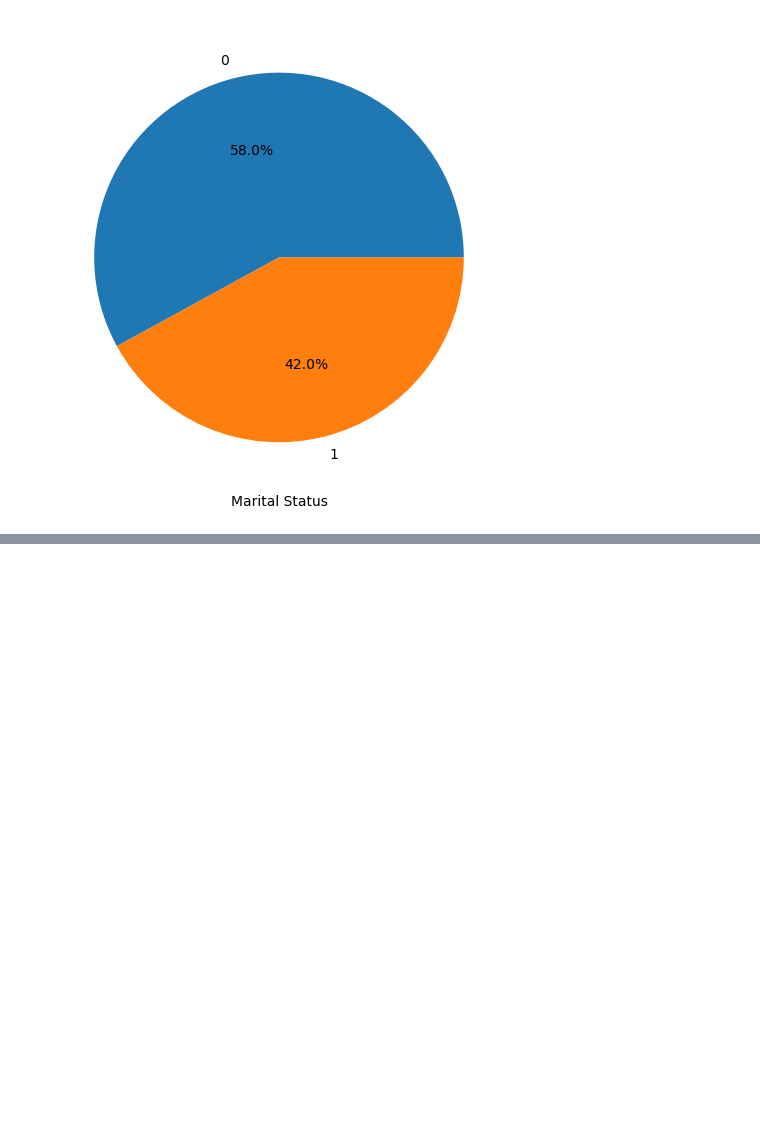
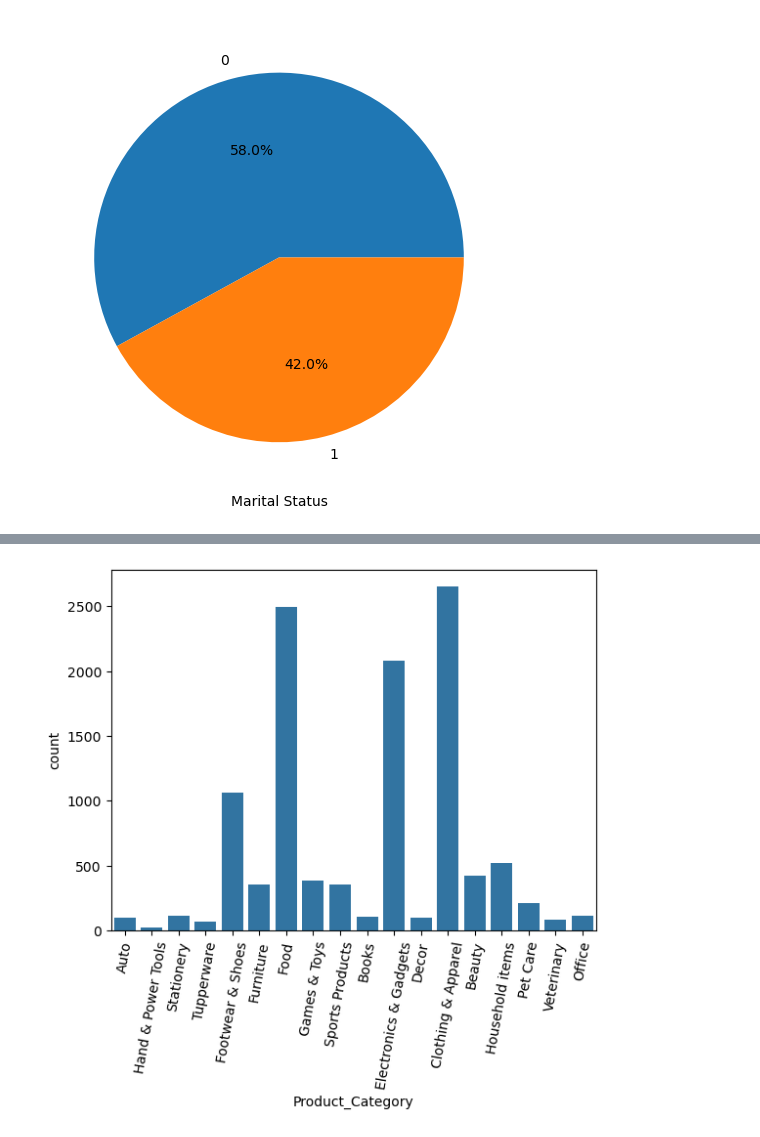
Before and after one commit to sulavg50-ux/Self_data_analysis, a Jupyter notebook: diwali.ipynb, the cells around one changed output, grey strips where cells are left out. Saved outputs shown, nothing was run; the diff lists cells and outputs as text; code cells hidden in the pictures; blank space fills up the shorter version.

```diff
--- a/diwali.ipynb
+++ b/diwali.ipynb
@@ -301,0 +394,7 @@ plt.show()
+# %%
+
+sns.countplot(x='Product_Category',data=diwali)
+plt.xticks(rotation=80)
+plt.show()
+# %% [output]
+[figure, added]
```
Also changed, not shown: parts of 22 cells of this notebook.
